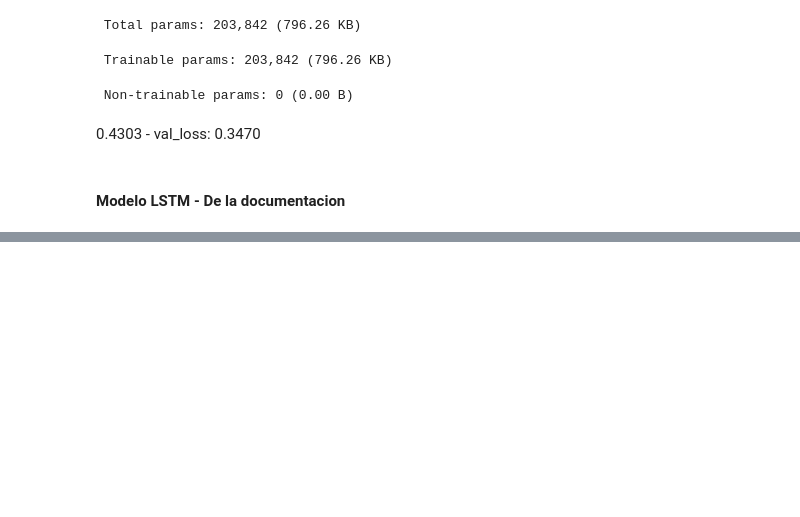
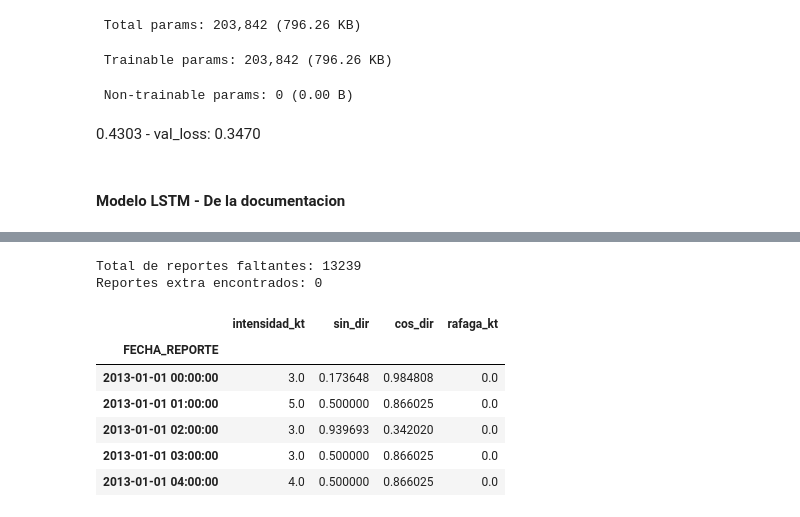
Before and after one commit to OmarLAlbarracinM/Prediccion-Cizalladura-SKBQ, a Jupyter notebook: PROYECTO_DE_GRADO.ipynb, the cells around one changed output, grey strips where cells are left out. Saved outputs shown, nothing was run; the diff lists cells and outputs as text; code cells hidden in the pictures; blank space fills up the shorter version.

```diff
--- a/PROYECTO_DE_GRADO.ipynb
+++ b/PROYECTO_DE_GRADO.ipynb
@@ -1707,0 +2296,16 @@ Epoch 19/50
+# %%
+# 1. Crear el horario maestro (ejemplo: cada 1 hora)
+rango_teorico = pd.date_range(start=df_pre_copy.index.min().floor('h'),
+                              end=df_pre_copy.index.max().ceil('h'),
+                              freq='1h')
+
+# 2. Identificar qué horas del maestro no están en tus datos
+horas_faltantes = rango_teorico.difference(df_pre_copy.index)
+print(f"Total de reportes faltantes: {len(horas_faltantes)}")
+
+# Identificar reportes que no ocurren exactamente en la hora (minuto != 0)
+reportes_especiales = df_pre_copy[df_pre_copy.index.minute != 0]
+print(f"Reportes extra encontrados: {len(reportes_especiales)}")
+# %% [output]
+Total de reportes faltantes: 13239
+Reportes extra encontrados: 0
@@ -1707,0 +2356,10 @@ Epoch 19/50
+# %%
+df_modelo.head()
+# %% [output]
+|  | intensidad_kt | sin_dir | cos_dir | rafaga_kt |
+| FECHA_REPORTE |  |  |  |  |
+| 2013-01-01 00:00:00 | 3.0 | 0.173648 | 0.984808 | 0.0 |
+| 2013-01-01 01:00:00 | 5.0 | 0.500000 | 0.866025 | 0.0 |
+| 2013-01-01 02:00:00 | 3.0 | 0.939693 | 0.342020 | 0.0 |
+| 2013-01-01 03:00:00 | 3.0 | 0.500000 | 0.866025 | 0.0 |
+| 2013-01-01 04:00:00 | 4.0 | 0.500000 | 0.866025 | 0.0 |
```
Also changed, not shown: parts of 41 cells of this notebook.
